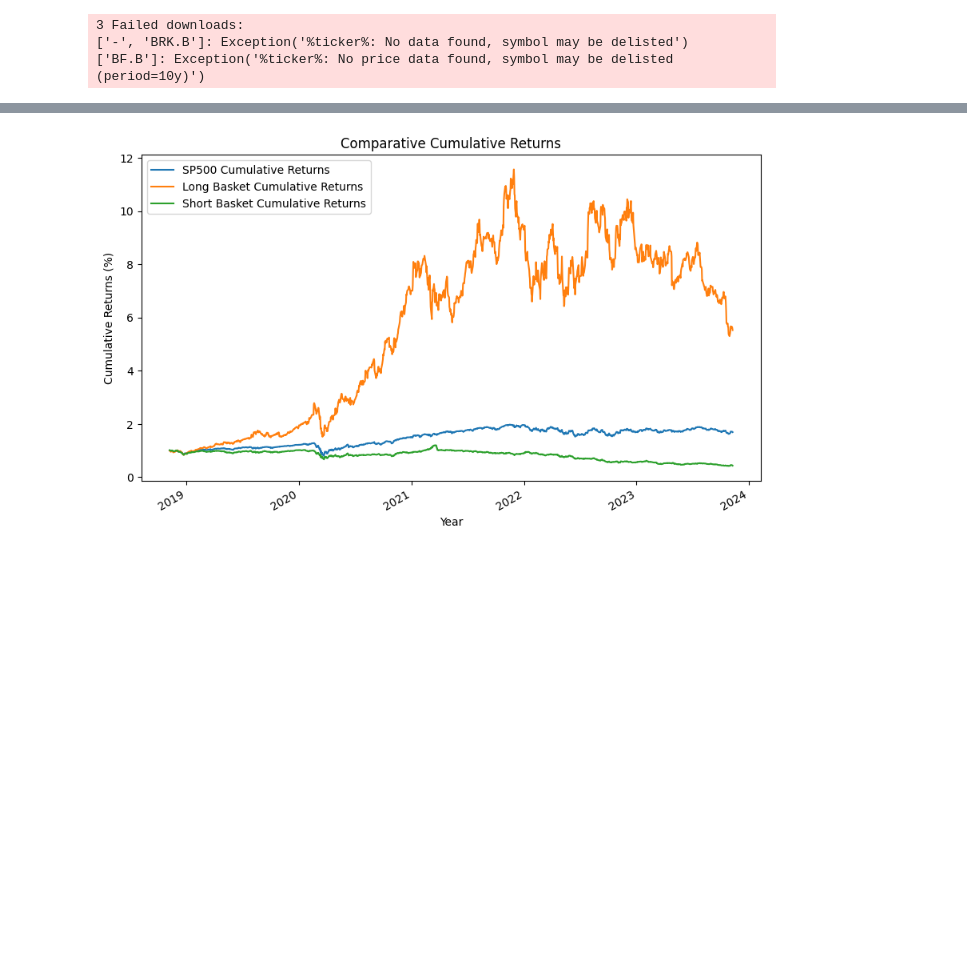
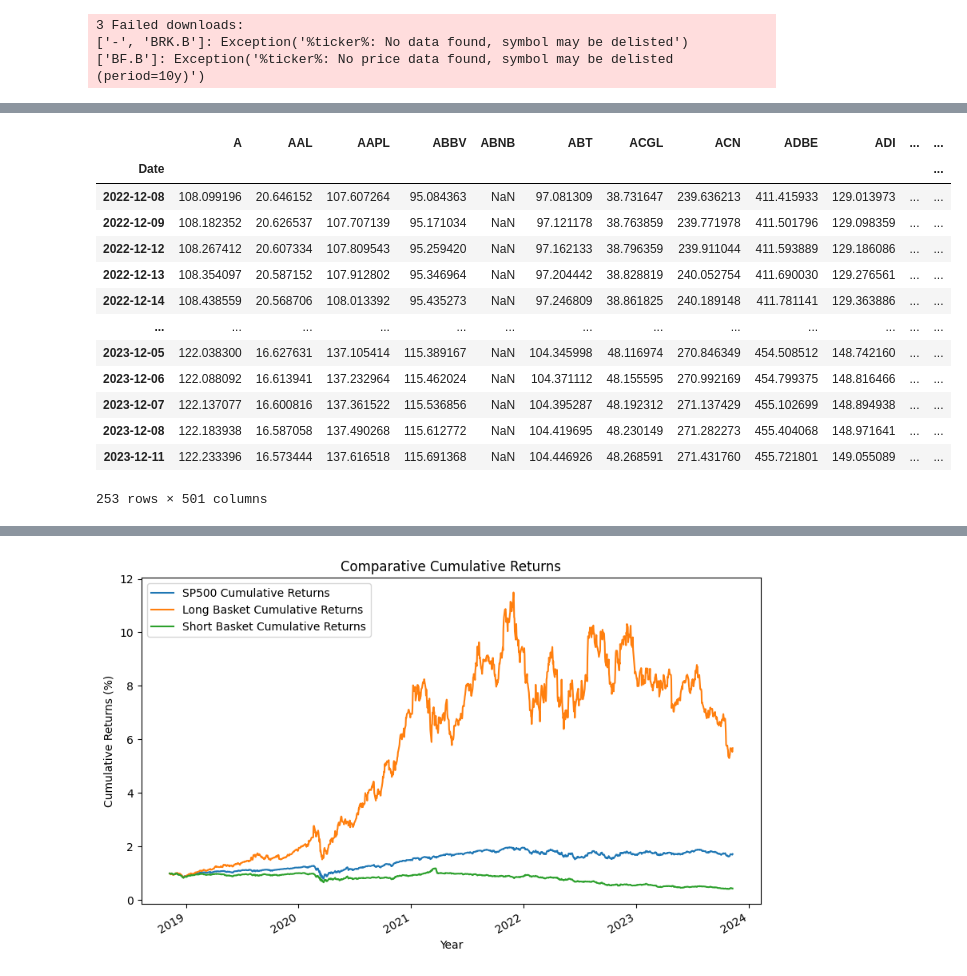
Before and after one commit to CCNY-Analytics-and-Quant/Quantative-Finance-Repo, a Jupyter notebook: Final-Project/workbooks/JB_draft/final_project.ipynb, the cells around one changed output, grey strips where cells are left out. Cells and saved outputs as stored; diff of their text form; code cells hidden in the pictures; blank space fills up the shorter version.

```diff
--- a/Final-Project/workbooks/JB_draft/final_project.ipynb
+++ b/Final-Project/workbooks/JB_draft/final_project.ipynb
@@ -32,3 +38,26 @@ end_period = -20
+# %%
+# 20 Day lag. Change time_period before running code
+time_period = 1260  # 1 year 252, 5 year 1260
+start_period = -20 - time_period
+end_period = -20
+lagged_closed_price = sp500[start_period:end_period]
+rolling_mean_price = sp500[-time_period:].rolling(window=time_period-252).mean().dropna(how='all')
+rolling_mean_price
+# %% [output]
+|  | A | AAL | AAPL | ABBV | ABNB | ABT | ACGL | ACN | ADBE | ADI | ... | ... |
+| Date |  |  |  |  |  |  |  |  |  |  |  | ... |
+| 2022-12-08 | 108.099196 | 20.646152 | 107.607264 | 95.084363 | NaN | 97.081309 | 38.731647 | 239.636213 | 411.415933 | 129.013973 | ... | ... |
+| 2022-12-09 | 108.182352 | 20.626537 | 107.707139 | 95.171034 | NaN | 97.121178 | 38.763859 | 239.771978 | 411.501796 | 129.098359 | ... | ... |
+| 2022-12-12 | 108.267412 | 20.607334 | 107.809543 | 95.259420 | NaN | 97.162133 | 38.796359 | 239.911044 | 411.593889 | 129.186086 | ... | ... |
+| 2022-12-13 | 108.354097 | 20.587152 | 107.912802 | 95.346964 | NaN | 97.204442 | 38.828819 | 240.052754 | 411.690030 | 129.276561 | ... | ... |
+| 2022-12-14 | 108.438559 | 20.568706 | 108.013392 | 95.435273 | NaN | 97.246809 | 38.861825 | 240.189148 | 411.781141 | 129.363886 | ... | ... |
+| ... | ... | ... | ... | ... | ... | ... | ... | ... | ... | ... | ... | ... |
+| 2023-12-05 | 122.038300 | 16.627631 | 137.105414 | 115.389167 | NaN | 104.345998 | 48.116974 | 270.846349 | 454.508512 | 148.742160 | ... | ... |
+| 2023-12-06 | 122.088092 | 16.613941 | 137.232964 | 115.462024 | NaN | 104.371112 | 48.155595 | 270.992169 | 454.799375 | 148.816466 | ... | ... |
+| 2023-12-07 | 122.137077 | 16.600816 | 137.361522 | 115.536856 | NaN | 104.395287 | 48.192312 | 271.137429 | 455.102699 | 148.894938 | ... | ... |
+| 2023-12-08 | 122.183938 | 16.587058 | 137.490268 | 115.612772 | NaN | 104.419695 | 48.230149 | 271.282273 | 455.404068 | 148.971641 | ... | ... |
+| 2023-12-11 | 122.233396 | 16.573444 | 137.616518 | 115.691368 | NaN | 104.446926 | 48.268591 | 271.431760 | 455.721801 | 149.055089 | ... | ... |
+253 rows × 501 columns
 # %%
 
 # Function to calculate momentum factors
```
Also changed, not shown: parts of 7 cells of this notebook.
